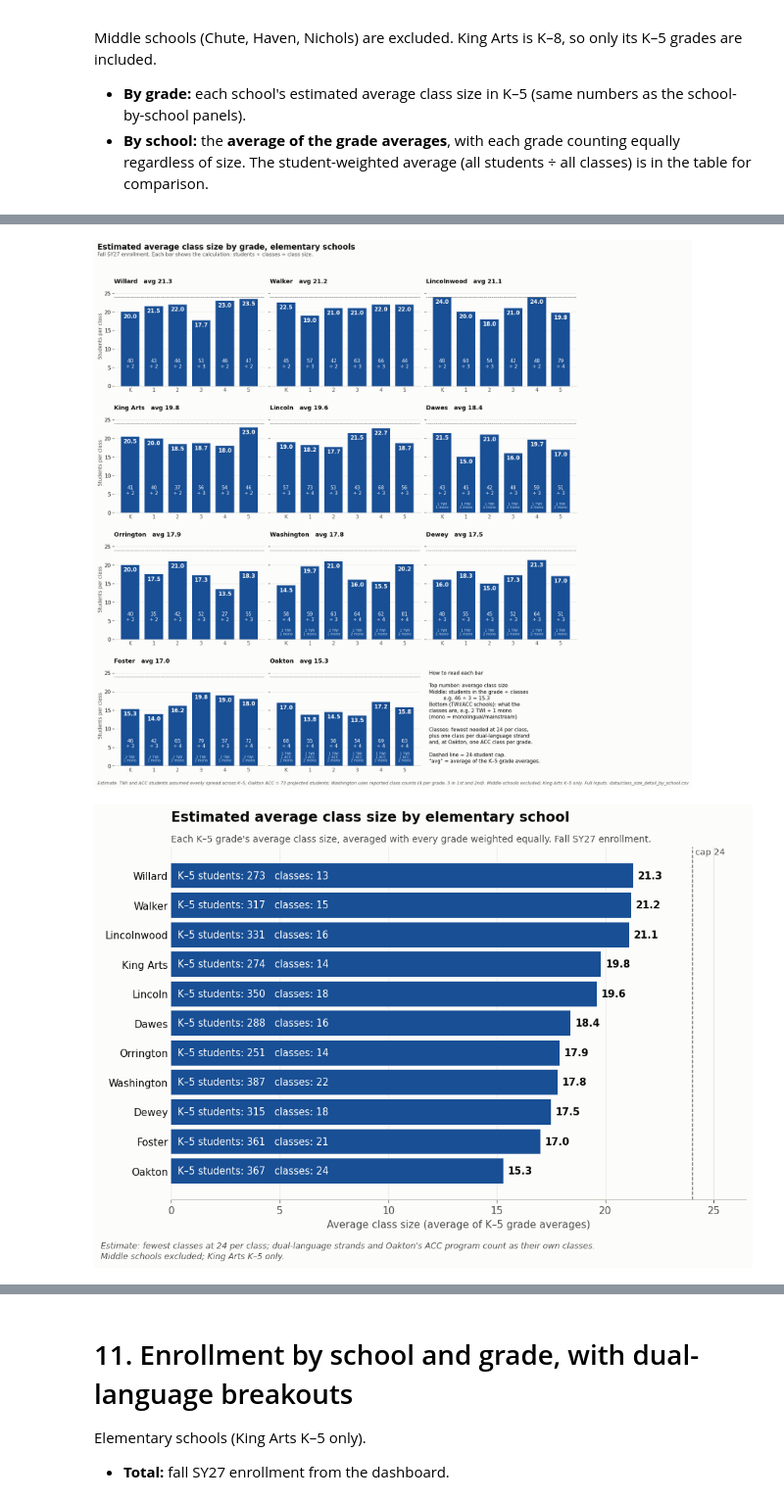
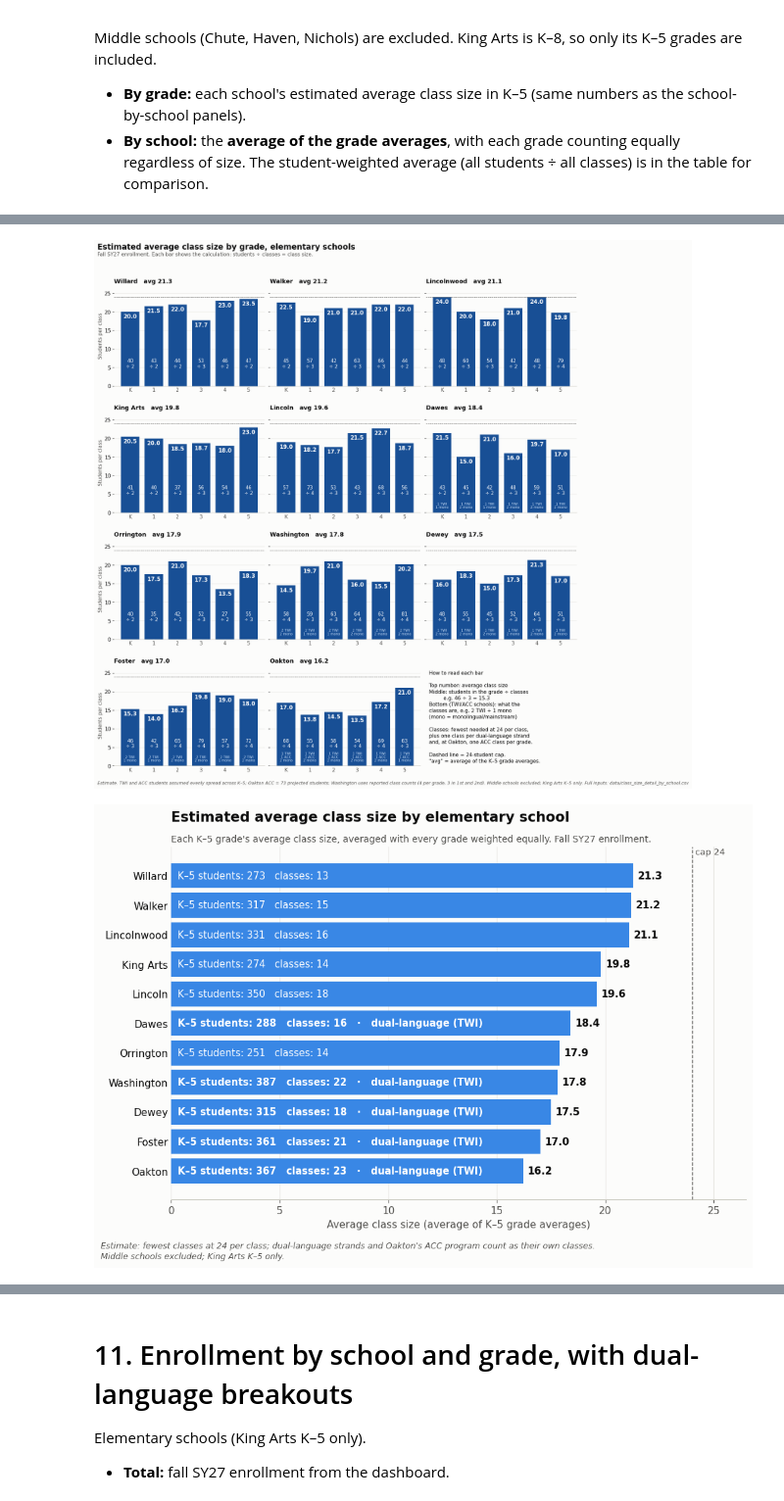
Before and after one commit to jmclip/enrollment_fall26, a Jupyter notebook: d65_enrollment_by_building.ipynb, the cells around one changed output, grey strips where cells are left out. Shown at 98% size. Cells and saved outputs as stored; diff of their text form; code cells hidden in the pictures.

```diff
--- a/d65_enrollment_by_building.ipynb
+++ b/d65_enrollment_by_building.ipynb
@@ -874,7 +874,9 @@ acc_per_grade = {s: acc_total[s] / 6 for s in ACC_STRANDS}
 # its 2 TWI classes; the rest are monolingual/mainstream. Students are spread evenly across the grade's classes, because
 # the TWI/mainstream split within a grade isn't known.
 KNOWN_CLASSES = {('Washington', 0): 4, ('Washington', 1): 3, ('Washington', 2): 3,
-                 ('Washington', 3): 4, ('Washington', 4): 4, ('Washington', 5): 4}
+                 ('Washington', 3): 4, ('Washington', 4): 4, ('Washington', 5): 4,
+                 # Oakton 5th grade has one fewer class than the other grades: 3 (1 TWI + 1 ACC + 1 monolingual/mainstream)
+                 ('Oakton', 5): 3}
 
 def sections_for(row):
     n, cap, k5 = row.students, CAP[row.grade], row.grade <= 5
@@ -882,10 +884,10 @@ def sections_for(row):
     s_acc = ACC_STRANDS.get(row.school, 0) if k5 else 0
     if (row.school, row.grade) in KNOWN_CLASSES:
         total = KNOWN_CLASSES[(row.school, row.grade)]
-        s_reg = total - s_twi
+        s_reg = total - s_twi - s_acc
         t = n * s_twi / total                  # even class sizes across all classes in the grade
-        a = 0.0
-        rest = n - t
+        a = n * s_acc / total
+        rest = n - t - a
     else:
         t = min(twi_per_grade[row.school], n) if s_twi else 0.0
         a = min(acc_per_grade[row.school], n - t) if s_acc else 0.0
@@ -1002,21 +1004,24 @@ S = sections_wide.drop(columns='total').reindex(order)[K5]
 # small number = total K-5 classes
 H['avg'] = H[K5].mean(axis=1)
 S['avg'] = S[K5].sum(axis=1)
+# Sort rows: lowest school average at the top, highest at the bottom
+order = H.sort_values('avg').index.tolist()
+H, S = H.loc[order], S.loc[order]
 
 fig, ax = plt.subplots(figsize=(10, 7.5))
 # Diverging scale: red (small classes) -> purple (18) -> blue (large classes)
 from matplotlib.colors import TwoSlopeNorm
 MID = 18
 vals = H.values.astype(float)
-red_blue = LinearSegmentedColormap.from_list('red_purple_blue', [RED, '#8e4a9e', DARK_BLUE])
-norm = TwoSlopeNorm(vmin=13, vcenter=MID, vmax=24)
+red_blue = LinearSegmentedColormap.from_list('red_purple_blue', ['#e0182d', '#8f3fd1', '#0a3a9e'])   # vivid, high contrast
+norm = TwoSlopeNorm(vmin=14, vcenter=MID, vmax=23)   # values past 14/23 get the full end color
 im = ax.imshow(vals, cmap=red_blue, norm=norm, aspect='auto')
 for i in range(H.shape[0]):
     for j in range(H.shape[1]):
         v = H.iat[i, j]
         if pd.notna(v):
             dark = True                     # every color on this scale is dark enough for white text
-            ax.text(j, i - 0.12, f'{v:.1f}', ha='center', va='center', fontsize=11, fontweight='bold', color='white' if dark else INK)
+            ax.text(j, i - 0.12, f'{v:.1f}', ha='center', va='center', fontsize=12.5, fontweight='bold', color='white' if dark else INK)
             ax.text(j, i + 0.25, f'{int(S.iat[i, j])} cl.', ha='center', va='center', fontsize=8, color='white' if dark else MUTED)
 ax.set_xticks(range(7), ['K', '1', '2', '3', '4', '5', 'School\naverage'])
 ax.set_yticks(range(len(order)), order)
@@ -1030,7 +1035,7 @@ ax.set_title('Estimated average class size by school and grade, K–5', loc='lef
 ax.text(0, 1.012, 'Big number = students per class; small = estimated classes. School average = average of the six grade averages\n(small number = total K–5 classes). Fewest classes at 24 per class; TWI and ACC classes counted separately,\nexcept Washington (reported: 4 classes per grade, 3 in 1st and 2nd). King Arts: K–5 only.',
         transform=ax.transAxes, fontsize=9.5, color=MUTED)
 cb = fig.colorbar(im, ax=ax, fraction=0.03, pad=0.02); cb.outline.set_visible(False)
-cb.set_ticks([13, 15, 18, 21, 24]); cb.set_label('Students per class (red = smaller, purple = 18, blue = larger)', color=MUTED)
+cb.set_ticks([14, 16, 18, 20, 22, 23]); cb.set_label('Students per class (red = smaller, purple = 18, blue = larger)', color=MUTED)
 plt.tight_layout(rect=(0, 0.06, 1, 1))
 fig.text(0.01, 0.01, 'Estimate: schools may run more, smaller classes. TWI and Oakton ACC students assumed evenly spread across K–5.\nCap = district capacity standard (24), not the contract limit. Willard and Washington 2nd grade checked against parent reports.',
          fontsize=9, color=MUTED, style='italic')
@@ -1085,6 +1090,8 @@ detail = detail[['school', 'grade', 'grade_label', 'students', 'cap', 'twi_stude
 detail[['twi_class_size', 'acc_class_size', 'mainstream_class_size']] = detail[['twi_class_size', 'acc_class_size', 'mainstream_class_size']].round(1)
 detail = detail.sort_values(['school', 'grade']).reset_index(drop=True)
 detail['note'] = np.where(detail['school'] == 'Oakton', '1 ACC class per grade K-5; ACC students = 73 projected (1A table), spread evenly', '')
+detail.loc[(detail['school'] == 'Oakton') & (detail['grade'] == 5), 'note'] = (
+    'Reported class count: 3 classes in 5th grade (1 TWI + 1 ACC + 1 monolingual/mainstream); students spread evenly')
 detail.loc[(detail['school'] == 'Washington') & (detail['grade'] <= 5), 'note'] = (
     'Reported class counts: 4 per grade (2 TWI + 2 monolingual/mainstream), 3 in 1st and 2nd (2 TWI + 1); '
     'students spread evenly across classes')
@@ -1288,27 +1295,31 @@ plt.tight_layout(rect=(0, 0.02, 1, 0.95), h_pad=2.5)
 fig.savefig('images/chart_class_size_elementary_by_grade.png', dpi=170)
 plt.show()
 # %% [output]
-[figure, old version]
+[figure, new version]
 # %%
 # Graph 2: one number per school (average of its K-5 grade averages)
 sa = school_avg
 fig, ax = plt.subplots(figsize=(10, 7))
-ax.barh(sa.index, sa['avg_of_grade_avgs'], height=0.85, color=DARK_BLUE)
-for yi, (v, n, k) in enumerate(sa[['avg_of_grade_avgs', 'students', 'classes']].values):
+MID_BLUE = '#3987e5'
+twi_schools = set(twi_strands.index)
+ax.barh(sa.index, sa['avg_of_grade_avgs'], height=0.85, color=MID_BLUE)
+for yi, (school, (v, n, k)) in enumerate(zip(sa.index, sa[['avg_of_grade_avgs', 'students', 'classes']].values)):
     ax.text(v + 0.2, yi, f'{v:.1f}', va='center', fontsize=11, color=INK, fontweight='bold')
-    ax.text(0.3, yi, f'K–5 students: {n:.0f}   classes: {k:.0f}', va='center', ha='left', fontsize=10.5, color='white')
+    tag = '   ·   dual-language (TWI)' if school in twi_schools else ''
+    ax.text(0.3, yi, f'K–5 students: {n:.0f}   classes: {k:.0f}{tag}', va='center', ha='left', fontsize=10.5, color='white',
+            fontweight='bold' if tag else 'normal')
 ax.axvline(24, color=MUTED, linewidth=1, linestyle='--')
 ax.text(24, len(sa) - 0.35, ' cap 24', va='bottom', fontsize=9.5, color=MUTED)
 ax.tick_params(axis='y', length=0)
 ax.set_xlim(0, 26.5)
 ax.set_xlabel('Average class size (average of K–5 grade averages)')
 ax.set_title('Estimated average class size by elementary school', loc='left', fontsize=15, fontweight='bold', color=INK, pad=28)
 ax.text(0, 1.015, "Each K–5 grade's average class size, averaged with every grade weighted equally. Fall SY27 enrollment.",
         transform=ax.transAxes, fontsize=10, color=MUTED)
 plt.tight_layout(rect=(0, 0.05, 1, 1))
 fig.text(0.01, 0.01, 'Estimate: fewest classes at 24 per class; dual-language strands and Oakton\'s ACC program count as their own classes.\n'
          'Middle schools excluded; King Arts K–5 only.', fontsize=9, color=MUTED, style='italic', linespacing=1.3)
 fig.savefig('images/chart_class_size_by_school_overall.png', dpi=200)
 plt.show()
 # %% [output]
-[figure, old version]
+[figure, new version]
```
Also changed, not shown: parts of 12 cells of this notebook, 15 other files.
